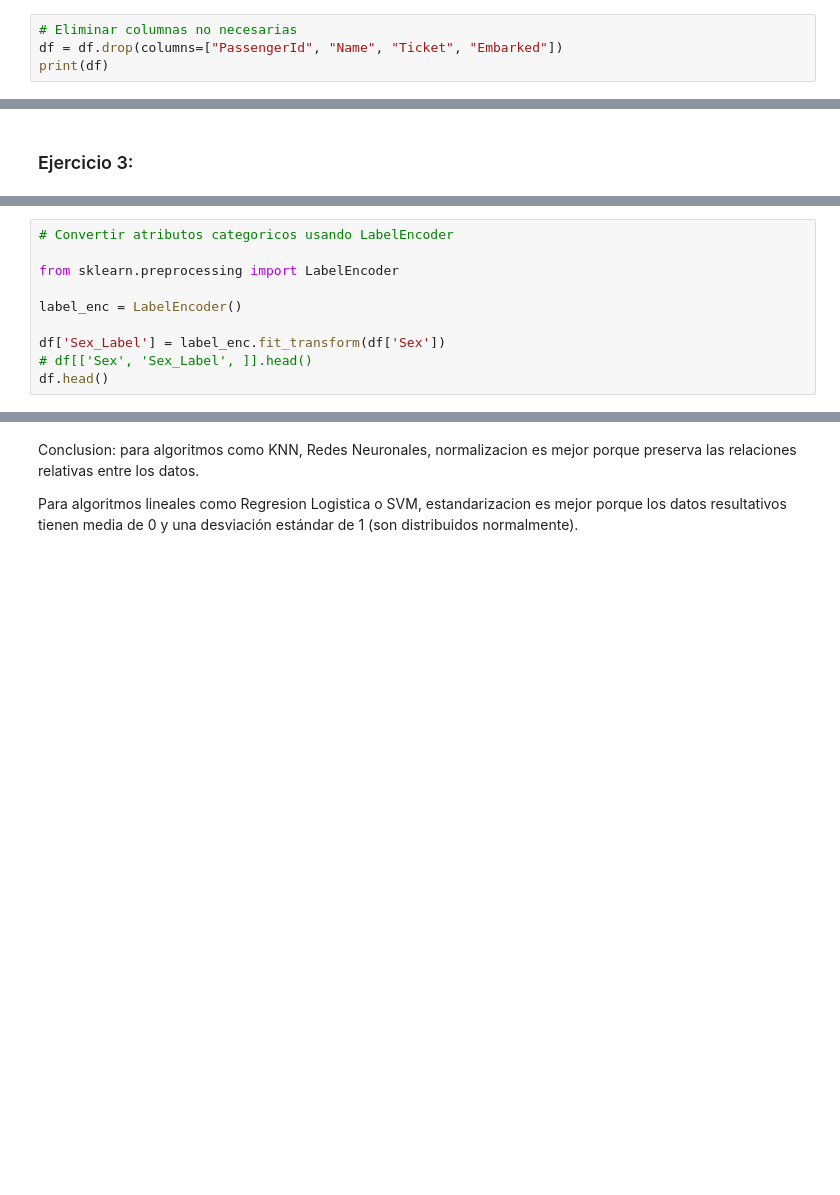
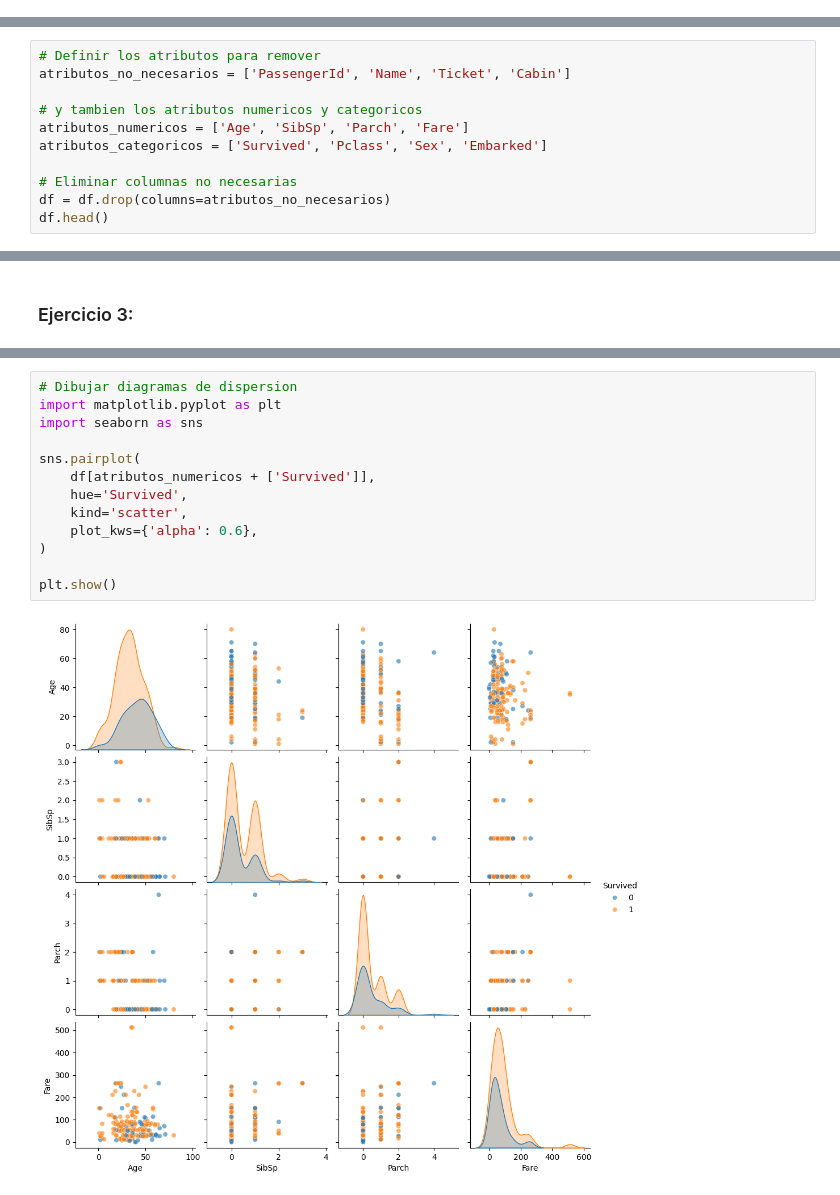
Before and after one commit to BoolDan/AA2025, a Jupyter notebook: Practica_1_Ricards/practica_1_A.ipynb, the cells around one changed output, grey strips where cells are left out. Saved outputs shown, nothing was run; the diff lists cells and outputs as text; blank space fills up the shorter version.

```diff
--- a/Practica_1_Ricards/practica_1_A.ipynb
+++ b/Practica_1_Ricards/practica_1_A.ipynb
@@ -73,4 +71,0 @@ Los atributos que probablemente no seran utiles son:
-# %%
-# Eliminar columnas no necesarias
-df = df.drop(columns=["PassengerId", "Name", "Ticket", "Embarked"])
-print(df)
@@ -91,0 +72,11 @@ print(df)
+# %%
+# Definir los atributos para remover
+atributos_no_necesarios = ['PassengerId', 'Name', 'Ticket', 'Cabin']
+
+# y tambien los atributos numericos y categoricos
+atributos_numericos = ['Age', 'SibSp', 'Parch', 'Fare']
+atributos_categoricos = ['Survived', 'Pclass', 'Sex', 'Embarked']
+
+# Eliminar columnas no necesarias
+df = df.drop(columns=atributos_no_necesarios)
+df.head()
@@ -339,10 +91,0 @@ df_onehot.head()
-# %%
-# Convertir atributos categoricos usando LabelEncoder
-
-from sklearn.preprocessing import LabelEncoder
-
-label_enc = LabelEncoder()
-
-df['Sex_Label'] = label_enc.fit_transform(df['Sex'])
-# df[['Sex', 'Sex_Label', ]].head()
-df.head()
@@ -426,4 +92,15 @@ plt.show()
-# %% [markdown]
-Conclusion: para algoritmos como KNN, Redes Neuronales, normalizacion es mejor porque preserva las relaciones relativas entre los datos.
-
-Para algoritmos lineales como Regresion Logistica o SVM, estandarizacion es mejor porque los datos resultativos tienen media de 0 y una desviación estándar de 1 (son distribuidos normalmente).
+# %%
+# Dibujar diagramas de dispersion
+import matplotlib.pyplot as plt
+import seaborn as sns
+
+sns.pairplot(
+    df[atributos_numericos + ['Survived']],
+    hue='Survived',
+    kind='scatter',
+    plot_kws={'alpha': 0.6},
+)
+
+plt.show()
+# %% [output]
+[figure, added]
```
Also changed, not shown: parts of 66 cells of this notebook.
